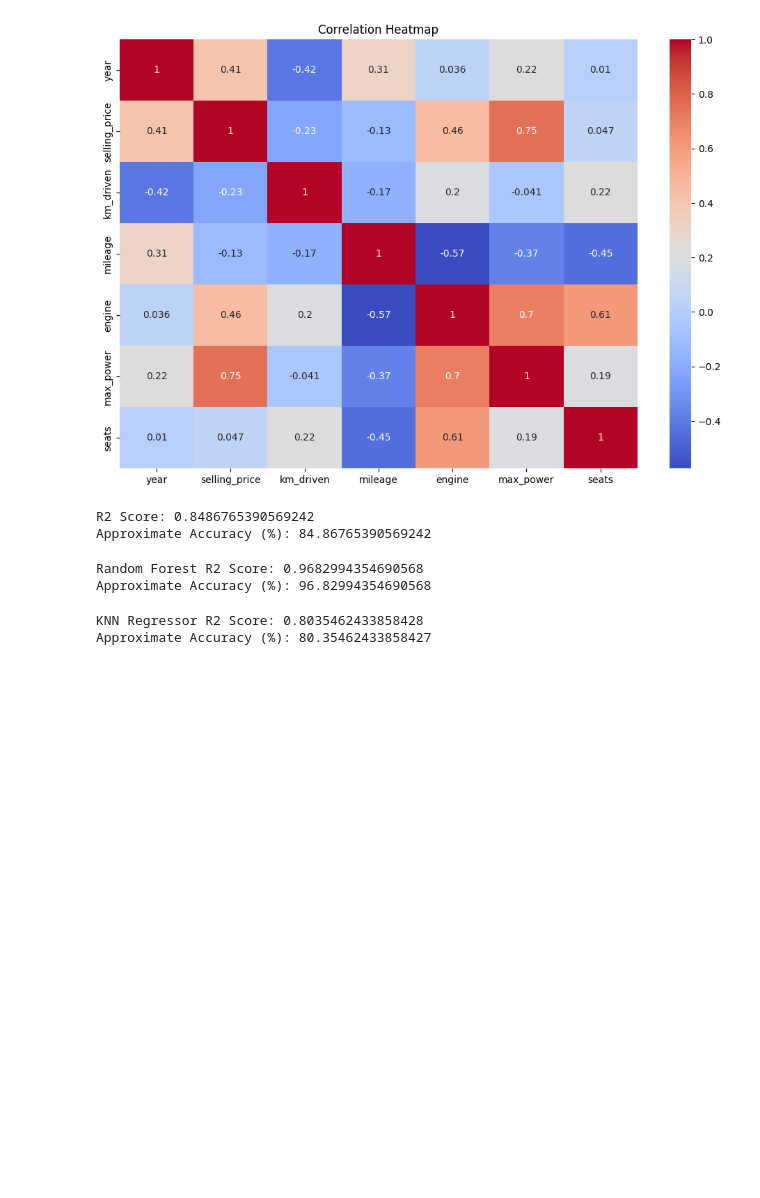
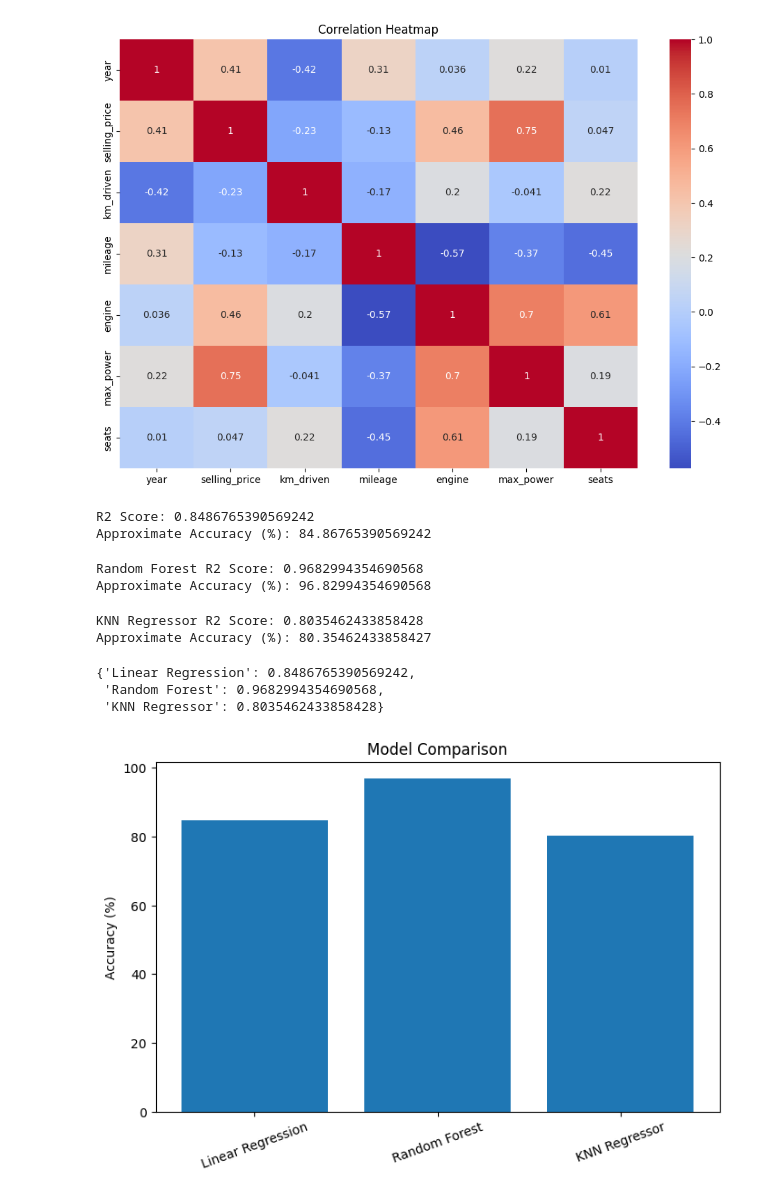
Before and after one commit to raiaaditya/Car_Price_Predictor_Devops, a Jupyter notebook: model_train.ipynb, the cells around one changed output. Drawn from its saved outputs; the diff is of its cells as text; code cells hidden in the pictures; blank space fills up the shorter version.

```diff
--- a/model_train.ipynb
+++ b/model_train.ipynb
@@ -156,3 +156,29 @@ print("Approximate Accuracy (%):", r2_knn*100)
 # %% [output]
 KNN Regressor R2 Score: 0.8035462433858428
 Approximate Accuracy (%): 80.35462433858427
+# %%
+model_accuracy = {
+    "Linear Regression": r2,
+    "Random Forest": r2_rf,
+    "KNN Regressor": r2_knn
+}
+
+model_accuracy
+# %% [output]
+{'Linear Regression': 0.8486765390569242,
+ 'Random Forest': 0.9682994354690568,
+ 'KNN Regressor': 0.8035462433858428}
+# %%
+import matplotlib.pyplot as plt
+
+models = list(model_accuracy.keys())
+scores = [score*100 for score in model_accuracy.values()]
+
+plt.figure(figsize=(8,5))
+plt.bar(models, scores)
+plt.ylabel("Accuracy (%)")
+plt.title("Model Comparison")
+plt.xticks(rotation=20)
+plt.show()
+# %% [output]
+[figure, added]
```
Also changed, not shown: parts of 3 cells of this notebook.
